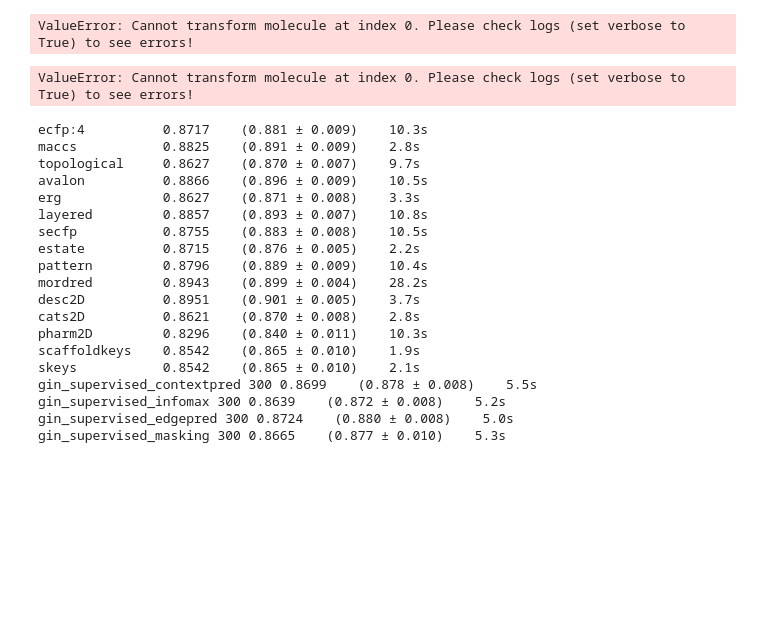
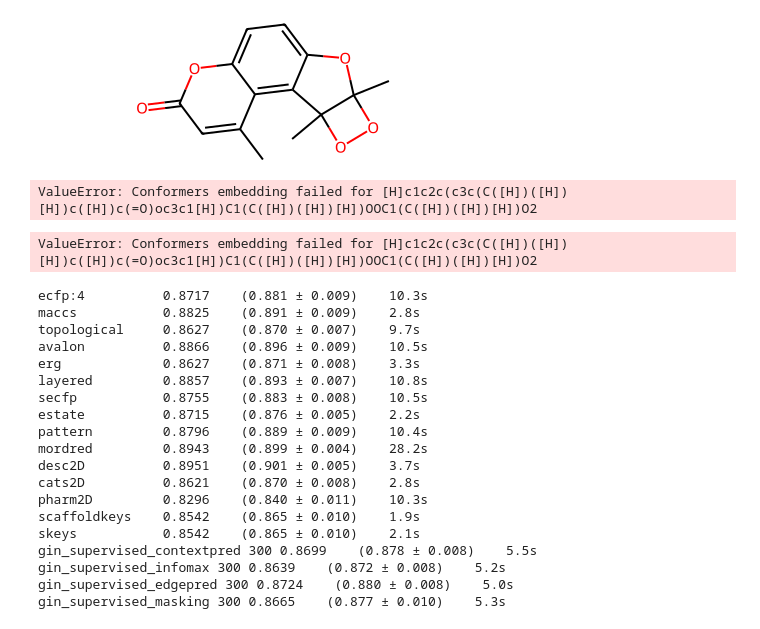
Before and after one commit to alkorolyov/kaggle_tox_2409, a Jupyter notebook: notebooks/baseline.ipynb, the cells around one changed output. Drawn from its saved outputs; the diff is of its cells as text; code cells hidden in the pictures; blank space fills up the shorter version.

```diff
--- a/notebooks/baseline.ipynb
+++ b/notebooks/baseline.ipynb
@@ -150,13 +157,22 @@ ValueError: Cannot transform molecule at index 0. Please check logs (set verbose
-# %%
-trans = FPVecTransformer("desc2D", n_jobs=-1, length=216, dtype=np.float32, replace_nan=True)
-
-trans.transform(train.smi[:10], ignore_errors=False)
-# %% [output]
-ValueError: Cannot transform molecule at index 0. Please check logs (set verbose to True) to see errors!
-# %%
-trans.transform(['C'], ignore_errors=False)
-# %% [output]
-ValueError: Cannot transform molecule at index 0. Please check logs (set verbose to True) to see errors!
+# %%
+import datamol as dm
+from src.utils import smi2mol
+
+smi = '[H]c1c2c(c3c(C([H])([H])[H])c([H])c(=O)oc3c1[H])C1(C([H])([H])[H])OOC1(C([H])([H])[H])O2'
+mol = smi2mol(smi)
+mol
+# %% [output]
+[figure, added]
+# %%
+# dm.conformers.generate(mol, num_threads=12, n_confs=1, method='ETDG')
+dm.conformers.generate(mol, num_threads=12, use_random_coords=True, energy_iterations=500)
+# dm.conformers.generate(mol, random_seed=1)
+# %% [output]
+ValueError: Conformers embedding failed for [H]c1c2c(c3c(C([H])([H])[H])c([H])c(=O)oc3c1[H])C1(C([H])([H])[H])OOC1(C([H])([H])[H])O2
+# %%
+embed3d(pd.Series(['[H]c1c2c(c3c(C([H])([H])[H])c([H])c(=O)oc3c1[H])C1(C([H])([H])[H])OOC1(C([H])([H])[H])O2']))
+# %% [output]
+ValueError: Conformers embedding failed for [H]c1c2c(c3c(C([H])([H])[H])c([H])c(=O)oc3c1[H])C1(C([H])([H])[H])OOC1(C([H])([H])[H])O2
 # %%
 results = {}
 clf = HistGradientBoostingClassifier(random_state=42)
```
Also changed, not shown: parts of 4 cells of this notebook, 6 other files.
